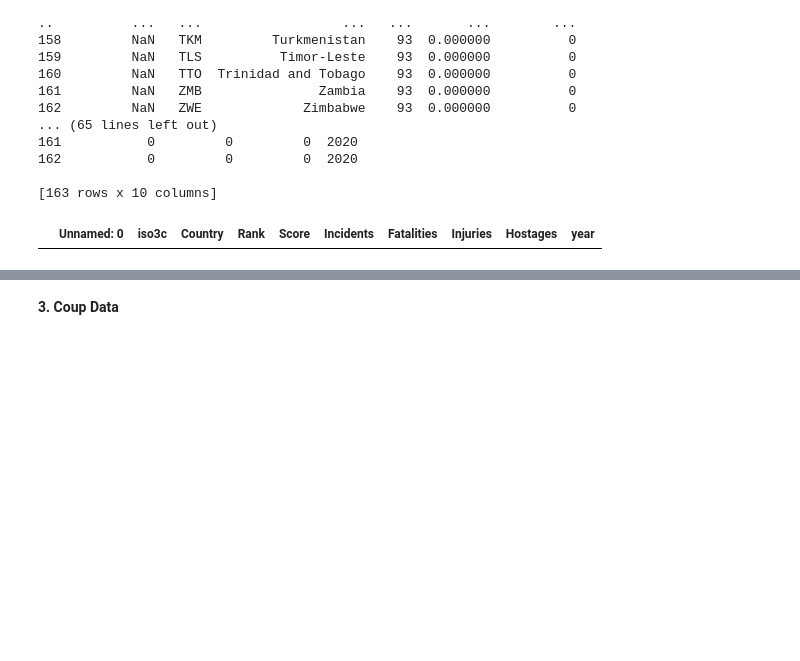
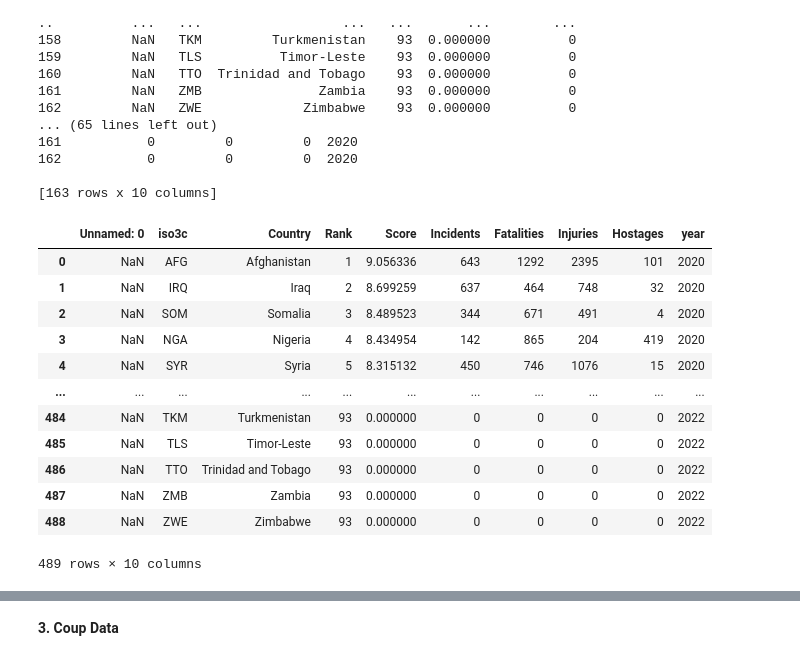
Before and after one commit to NatStrom/INSA, a Jupyter notebook: IV/IV.ipynb, the cells around one changed output, grey strips where cells are left out. Saved outputs shown, nothing was run; the diff lists cells and outputs as text; code cells hidden in the pictures; blank space fills up the shorter version.

```diff
--- a/IV/IV.ipynb
+++ b/IV/IV.ipynb
@@ -235,7 +368,7 @@ data_ucdp.to_csv("ucdp_cleaned.csv")
 **2. Global Terror INDEX**
 # %%
 #load as xlsx file
-data = pd.ExcelFile('GTI.xlsx')
+data = pd.ExcelFile('GTI_renamed.xlsx')
 #need to load individual years as individual sheets
 df3 = pd.read_excel(data, sheet_name="2022",skiprows=5)
 df3['year'] = 2022
@@ -269,11 +402,23 @@ print(df1)
 [163 rows x 10 columns]
 # %%
 #join all of the together to proceed
-data_gti = pd.merge(df1,df2)
-data_gti = pd.merge(data_gti,df3)
+data_gti = pd.merge(df1,df2,how="outer")
+data_gti = pd.merge(data_gti,df3,how="outer")
 data_gti
 # %% [output]
 |  | Unnamed: 0 | iso3c | Country | Rank | Score | Incidents | Fatalities | Injuries | Hostages | year |
+| 0 | NaN | AFG | Afghanistan | 1 | 9.056336 | 643 | 1292 | 2395 | 101 | 2020 |
+| 1 | NaN | IRQ | Iraq | 2 | 8.699259 | 637 | 464 | 748 | 32 | 2020 |
+| 2 | NaN | SOM | Somalia | 3 | 8.489523 | 344 | 671 | 491 | 4 | 2020 |
+| 3 | NaN | NGA | Nigeria | 4 | 8.434954 | 142 | 865 | 204 | 419 | 2020 |
+| 4 | NaN | SYR | Syria | 5 | 8.315132 | 450 | 746 | 1076 | 15 | 2020 |
+| ... | ... | ... | ... | ... | ... | ... | ... | ... | ... | ... |
+| 484 | NaN | TKM | Turkmenistan | 93 | 0.000000 | 0 | 0 | 0 | 0 | 2022 |
+| 485 | NaN | TLS | Timor-Leste | 93 | 0.000000 | 0 | 0 | 0 | 0 | 2022 |
+| 486 | NaN | TTO | Trinidad and Tobago | 93 | 0.000000 | 0 | 0 | 0 | 0 | 2022 |
+| 487 | NaN | ZMB | Zambia | 93 | 0.000000 | 0 | 0 | 0 | 0 | 2022 |
+| 488 | NaN | ZWE | Zimbabwe | 93 | 0.000000 | 0 | 0 | 0 | 0 | 2022 |
+489 rows × 10 columns
 # %%
 display(data_gti.head())
 print(data_gti.columns)
```
Also changed, not shown: parts of 47 cells of this notebook, 1 other file.
